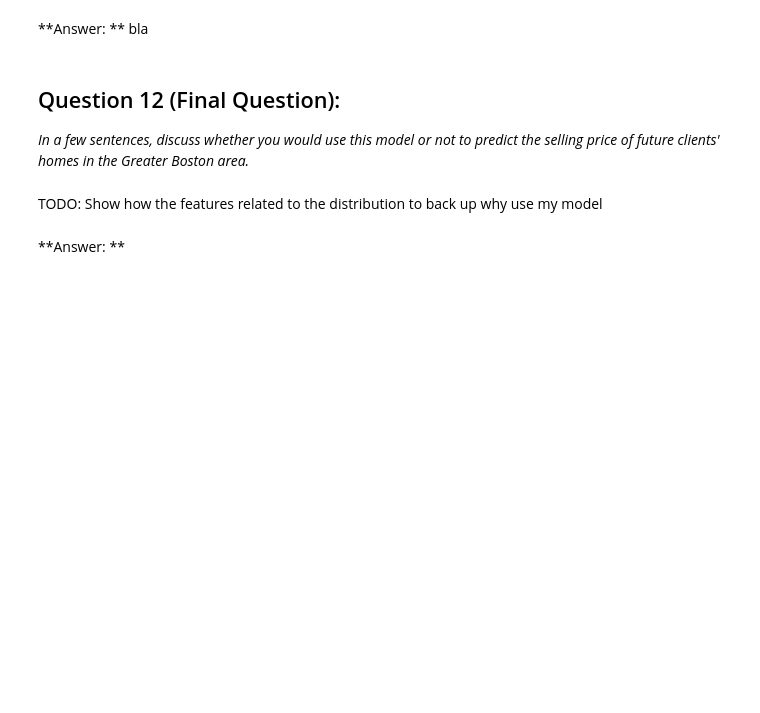
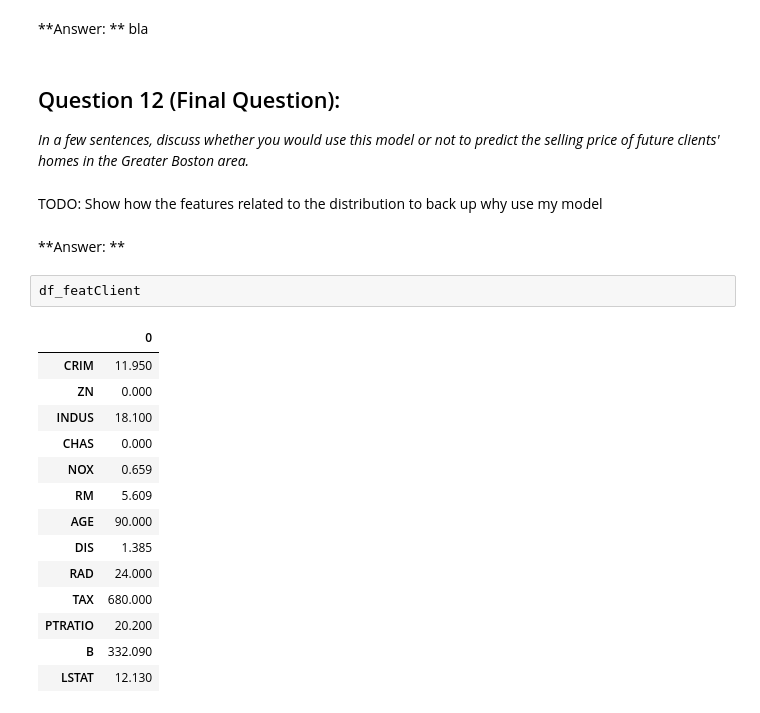
Before and after one commit to ucaiado/Boston_Housing, a Jupyter notebook: boston_housing.ipynb, the cells around one changed output. Cells and saved outputs as stored; diff of their text form; blank space fills up the shorter version.

```diff
--- a/boston_housing.ipynb
+++ b/boston_housing.ipynb
@@ -503,3 +529,20 @@ l_ax[0][0].set_title("Distribution of House Prices\n");
 TODO: Show how the features related to the distribution to back up why use my model
 # %% [markdown]
 **Answer: **
+# %%
+df_featClient
+# %% [output]
+|  | 0 |
+| CRIM | 11.950 |
+| ZN | 0.000 |
+| INDUS | 18.100 |
+| CHAS | 0.000 |
+| NOX | 0.659 |
+| RM | 5.609 |
+| AGE | 90.000 |
+| DIS | 1.385 |
+| RAD | 24.000 |
+| TAX | 680.000 |
+| PTRATIO | 20.200 |
+| B | 332.090 |
+| LSTAT | 12.130 |
```
Also changed, not shown: parts of 13 cells of this notebook.
